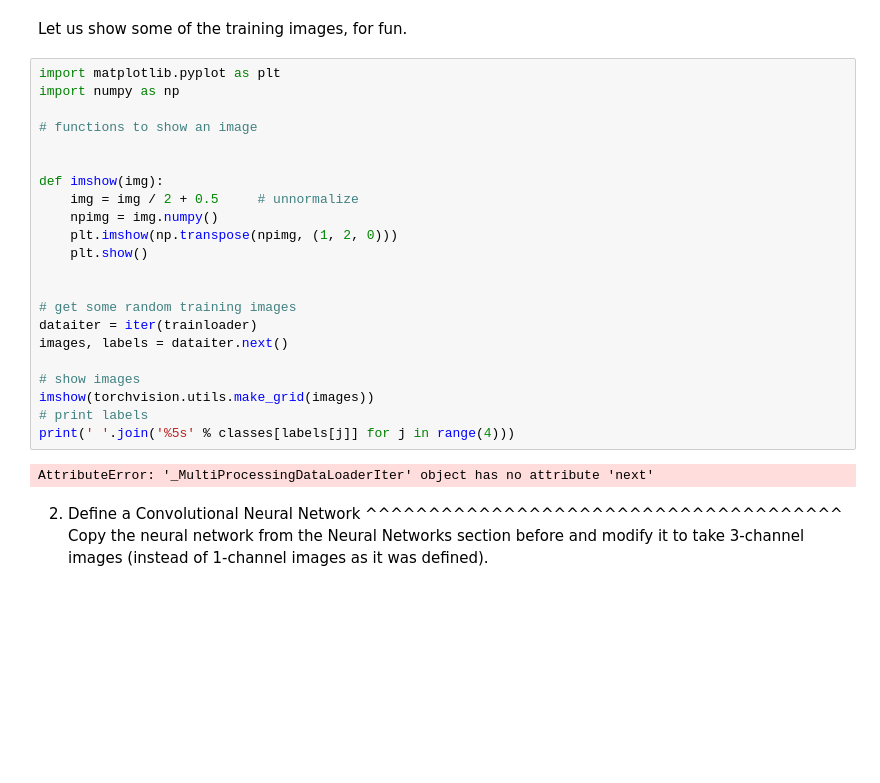
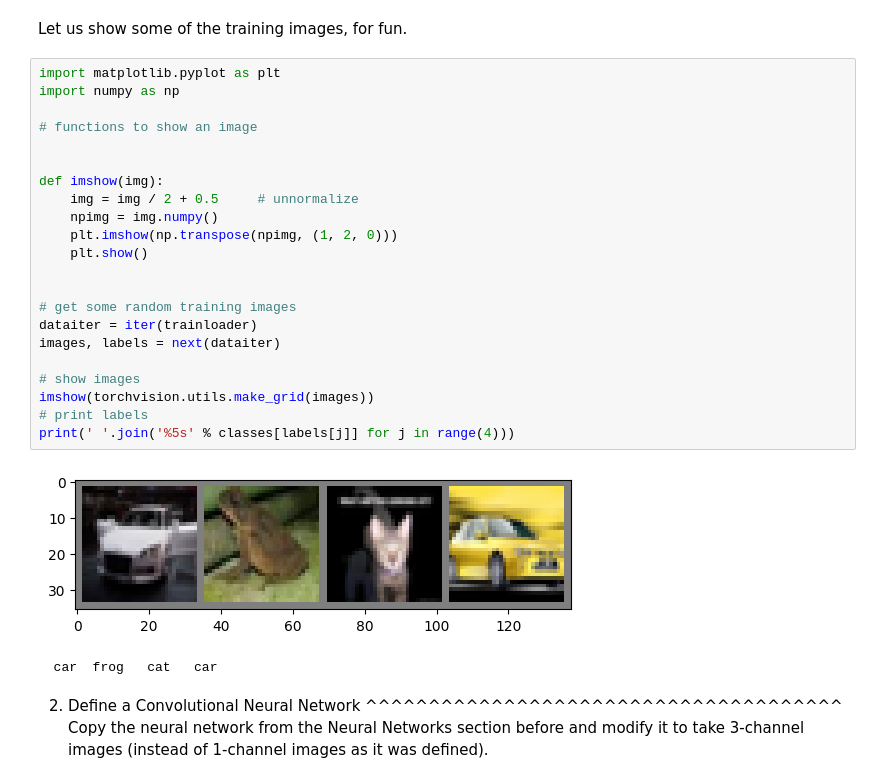
Before and after one commit to emma-cn/Projects, a Jupyter notebook: llm/PyTorch/Deep-Learning-with-PyTorch/cifar10_tutorial.ipynb, the cells around one changed output. Saved outputs shown, nothing was run; the diff lists cells and outputs as text; blank space fills up the shorter version.

```diff
--- a/llm/PyTorch/Deep-Learning-with-PyTorch/cifar10_tutorial.ipynb
+++ b/llm/PyTorch/Deep-Learning-with-PyTorch/cifar10_tutorial.ipynb
@@ -88,27 +90,28 @@ Let us show some of the training images, for fun.
 # %%
 import matplotlib.pyplot as plt
 import numpy as np
 
 # functions to show an image
 
 
 def imshow(img):
     img = img / 2 + 0.5     # unnormalize
     npimg = img.numpy()
     plt.imshow(np.transpose(npimg, (1, 2, 0)))
     plt.show()
 
 
 # get some random training images
 dataiter = iter(trainloader)
-images, labels = dataiter.next()
+images, labels = next(dataiter)
 
 # show images
 imshow(torchvision.utils.make_grid(images))
 # print labels
 print(' '.join('%5s' % classes[labels[j]] for j in range(4)))
 # %% [output]
+[figure, added]
-AttributeError: '_MultiProcessingDataLoaderIter' object has no attribute 'next'
+  car  frog   cat   car
 # %% [markdown]
 2. Define a Convolutional Neural Network
 ^^^^^^^^^^^^^^^^^^^^^^^^^^^^^^^^^^^^^^
```
Also changed, not shown: parts of 7 cells of this notebook, 1 other file.
